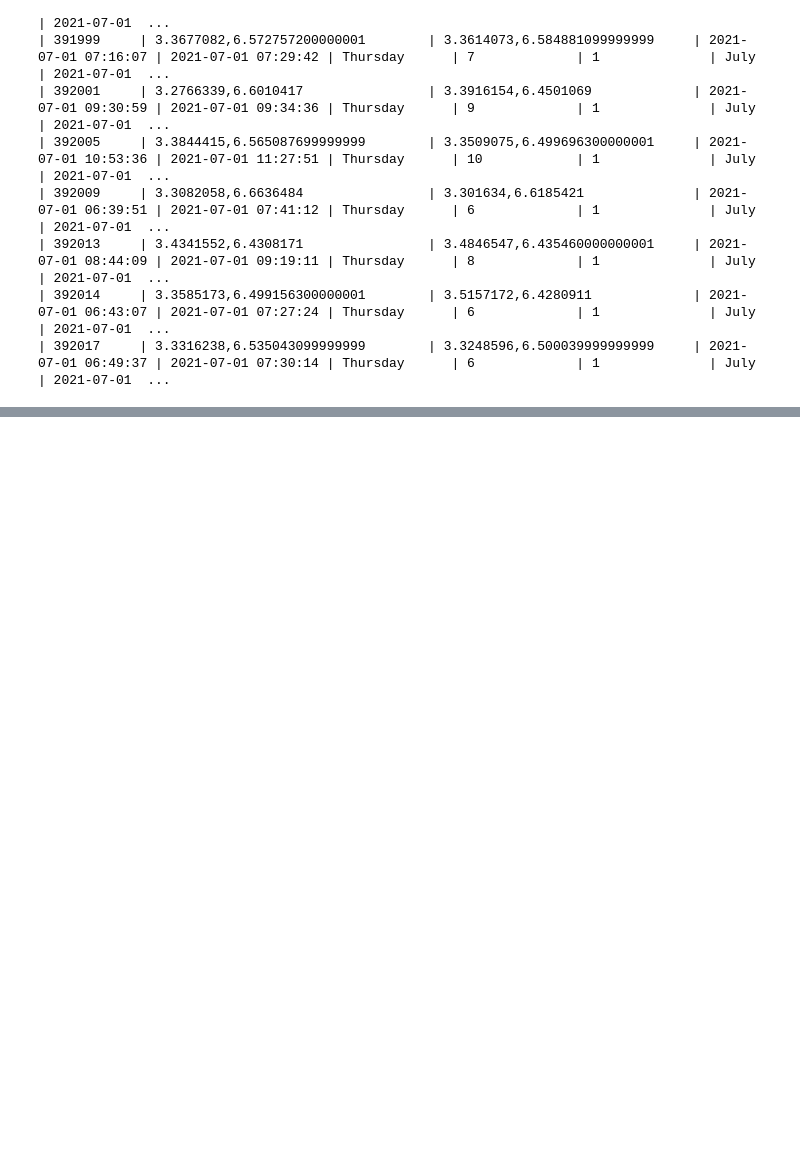
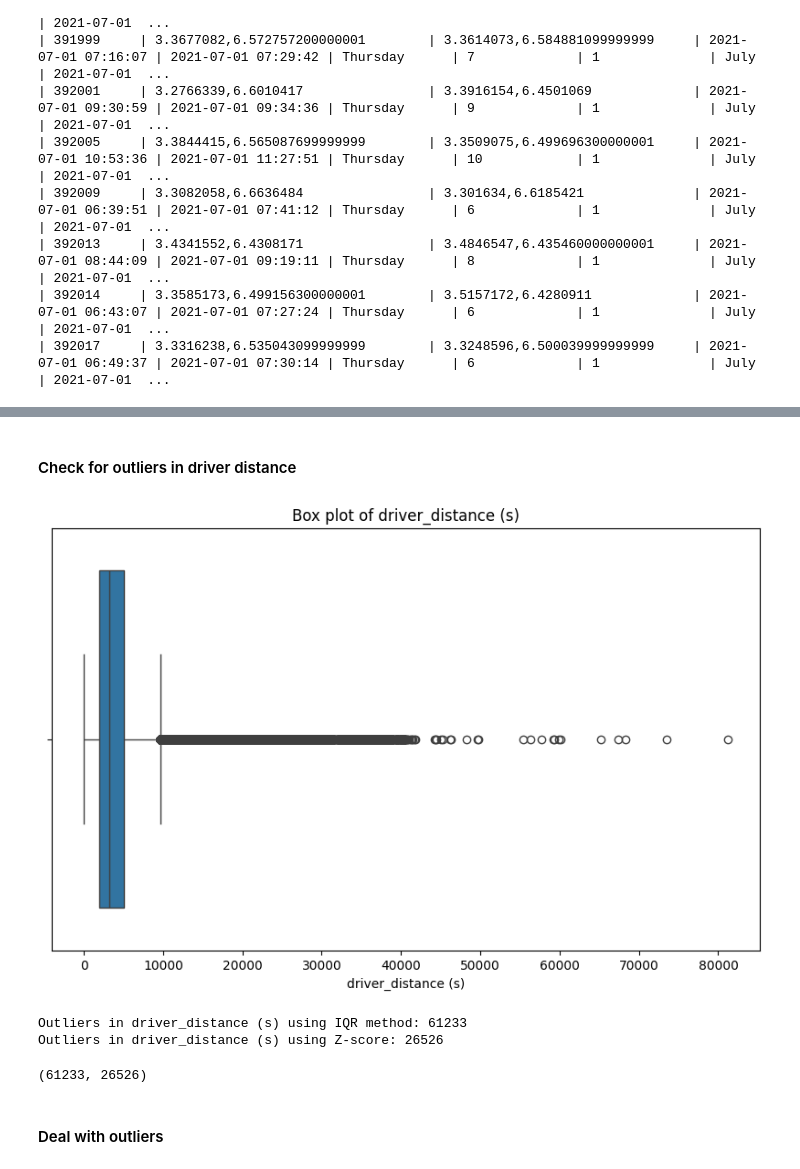
Before and after one commit to hillaryke/Causal-Inference-Delivery-Logistic-Location-Optimization, a Jupyter notebook: notebooks/EDA/EDA.ipynb, the cells around one changed output, grey strips where cells are left out. Saved outputs shown, nothing was run; the diff lists cells and outputs as text; code cells hidden in the pictures; blank space fills up the shorter version.

```diff
--- a/notebooks/EDA/EDA.ipynb
+++ b/notebooks/EDA/EDA.ipynb
@@ -388,0 +571,11 @@ print(speeding_drivers_count)
+# %% [markdown]
+#### Check for outliers in driver distance
+# %%
+detect_outliers(df, 'driver_distance', 's')
+# %% [output]
+[figure, added]
+Outliers in driver_distance (s) using IQR method: 61233
+Outliers in driver_distance (s) using Z-score: 26526
+(61233, 26526)
+# %% [markdown]
+#### Deal with outliers
```
Also changed, not shown: parts of 48 cells of this notebook, 14 other files.
